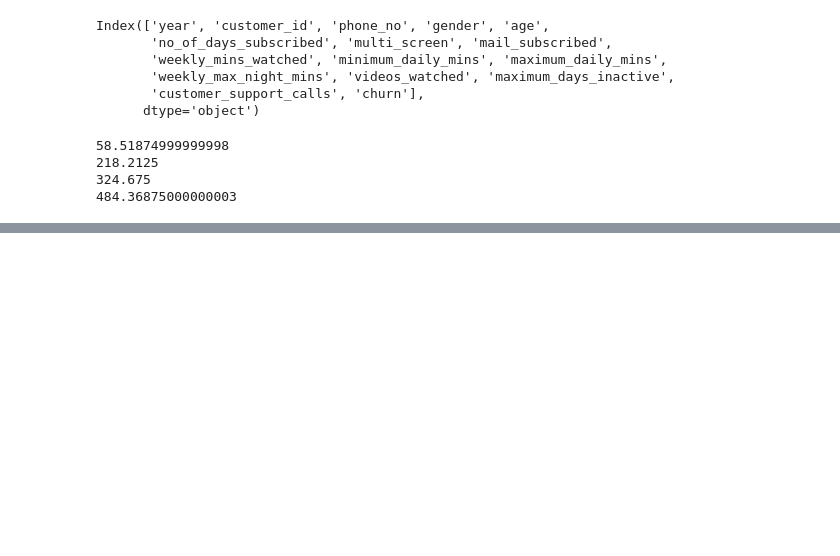
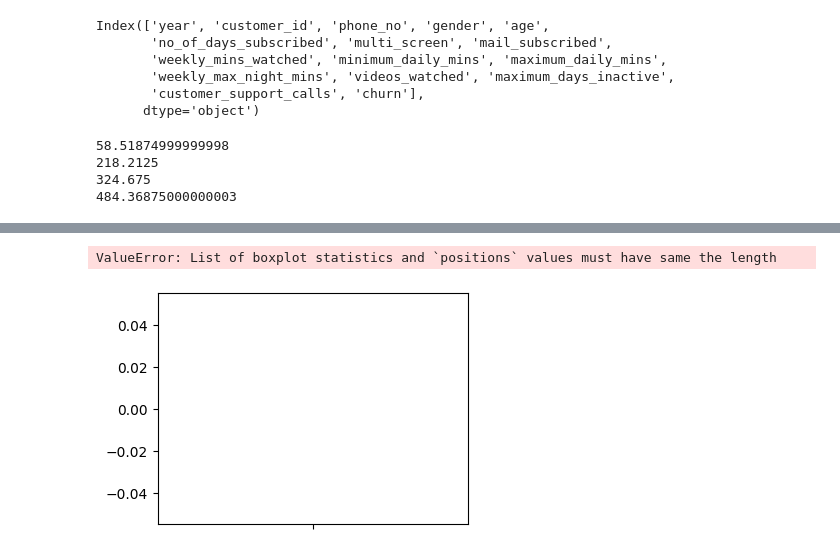
Before and after one commit to abhicse002/Py_DS_libs, a Jupyter notebook: case_study.ipynb, the cells around one changed output, grey strips where cells are left out. Cells and saved outputs as stored; diff of their text form; code cells hidden in the pictures; blank space fills up the shorter version.

```diff
--- a/case_study.ipynb
+++ b/case_study.ipynb
@@ -323,0 +328,3 @@ print(upper_limit)
+# %%
+# Clip() from Pandas
+df['maximum_days_inactive'] = df['maximum_days_inactive'].clip(lower=lower_limit, upper=upper_limit)
@@ -323,0 +346,7 @@ print(upper_limit)
+# %%
+plt.figure(figsize=(4, 3))
+sns.boxplot(y='maximum_days_inactive', data=df)
+plt.show()
+# %% [output]
+ValueError: List of boxplot statistics and `positions` values must have same the length
+[figure, added]
```
Also changed, not shown: parts of 5 cells of this notebook.
